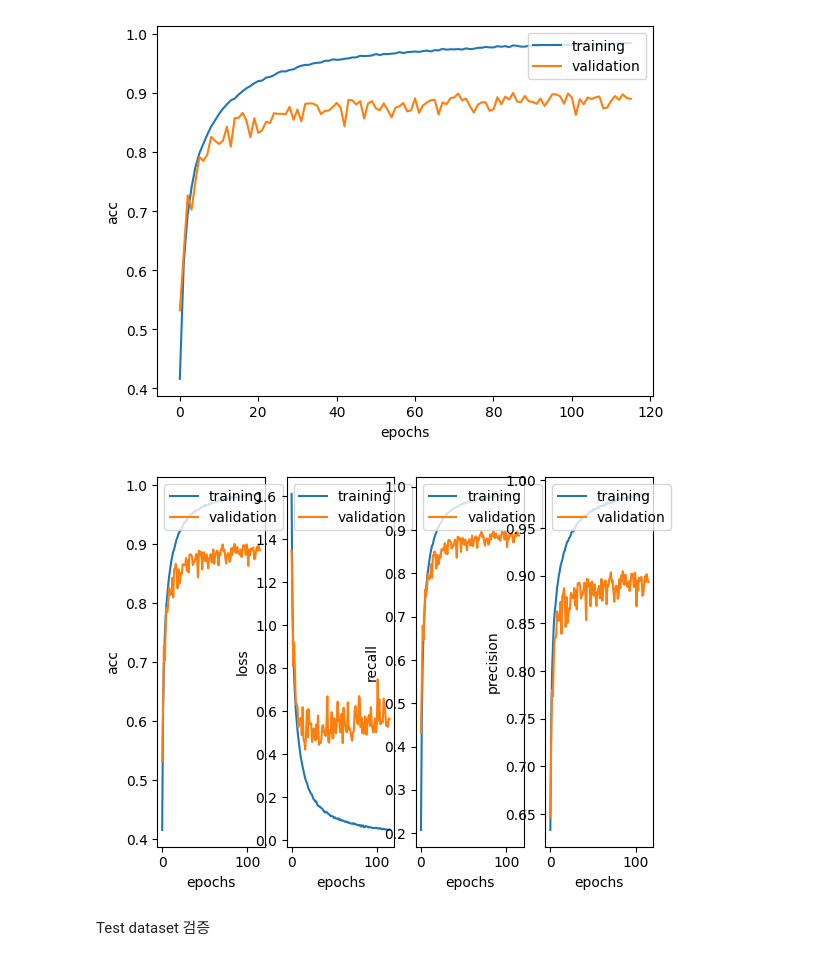
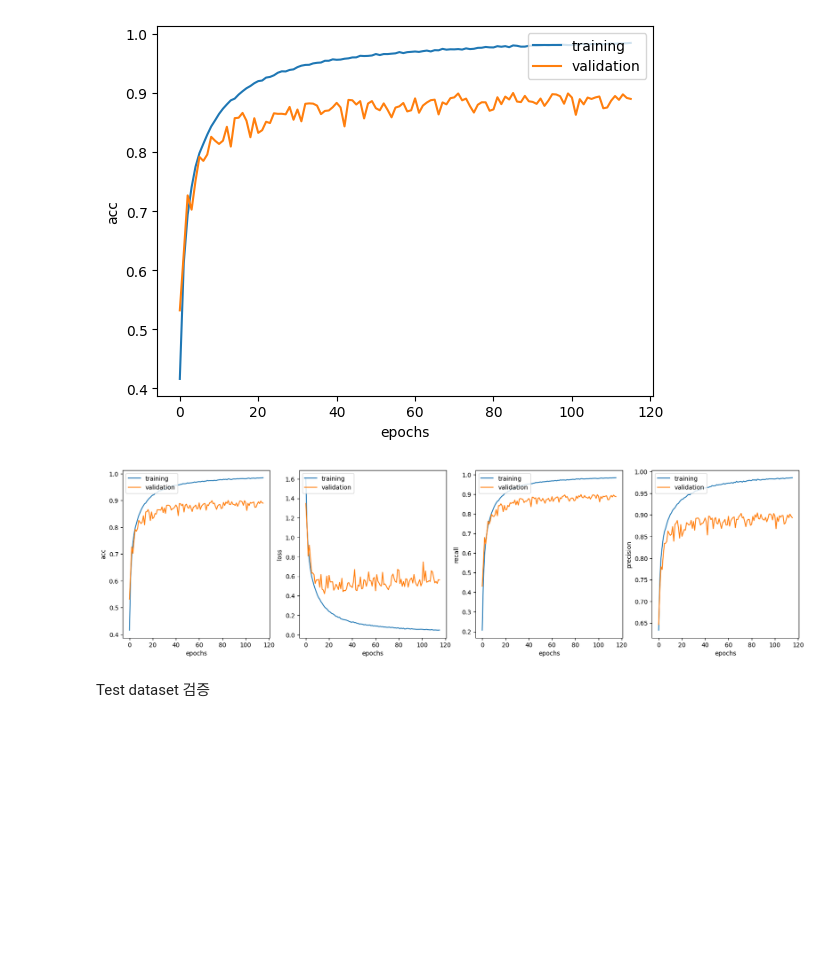
Before and after one commit to jin136/Coursera, a Jupyter notebook: Cifar_10_project/cifar_10_project .ipynb, the cells around one changed output. Saved outputs shown, nothing was run; the diff lists cells and outputs as text; code cells hidden in the pictures; blank space fills up the shorter version.

```diff
--- a/Cifar_10_project/cifar_10_project .ipynb
+++ b/Cifar_10_project/cifar_10_project .ipynb
@@ -158,36 +163,38 @@ plt.show()
 # %% [output]
 [figure]
 # %%
+plt.figure(figsize=(20,5))
+
 plt.subplot(1,4,1)
 plt.plot(history.history['acc'])
 plt.plot(history.history['val_acc'])
 plt.ylabel('acc')
 plt.xlabel('epochs')
 plt.legend(['training','validation'],loc='upper left')
 
 plt.subplot(1,4,2)
 plt.plot(history.history['loss'])
 plt.plot(history.history['val_loss'])
 plt.ylabel('loss')
 plt.xlabel('epochs')
 plt.legend(['training','validation'],loc='upper left')
 
 plt.subplot(1,4,3)
 plt.plot(history.history['recall'])
 plt.plot(history.history['val_recall'])
 plt.ylabel('recall')
 plt.xlabel('epochs')
 plt.legend(['training','validation'],loc='upper left')
 
 plt.subplot(1,4,4)
 plt.plot(history.history['precision'])
 plt.plot(history.history['val_precision'])
 plt.ylabel('precision')
 plt.xlabel('epochs')
 plt.legend(['training','validation'],loc='upper left')
 plt.show()
 # %% [output]
-[figure, old version]
+[figure, new version]
 # %% [markdown]
 Test dataset 검증
 # %%
```
Also changed, not shown: parts of 3 cells of this notebook, 1 other file.
